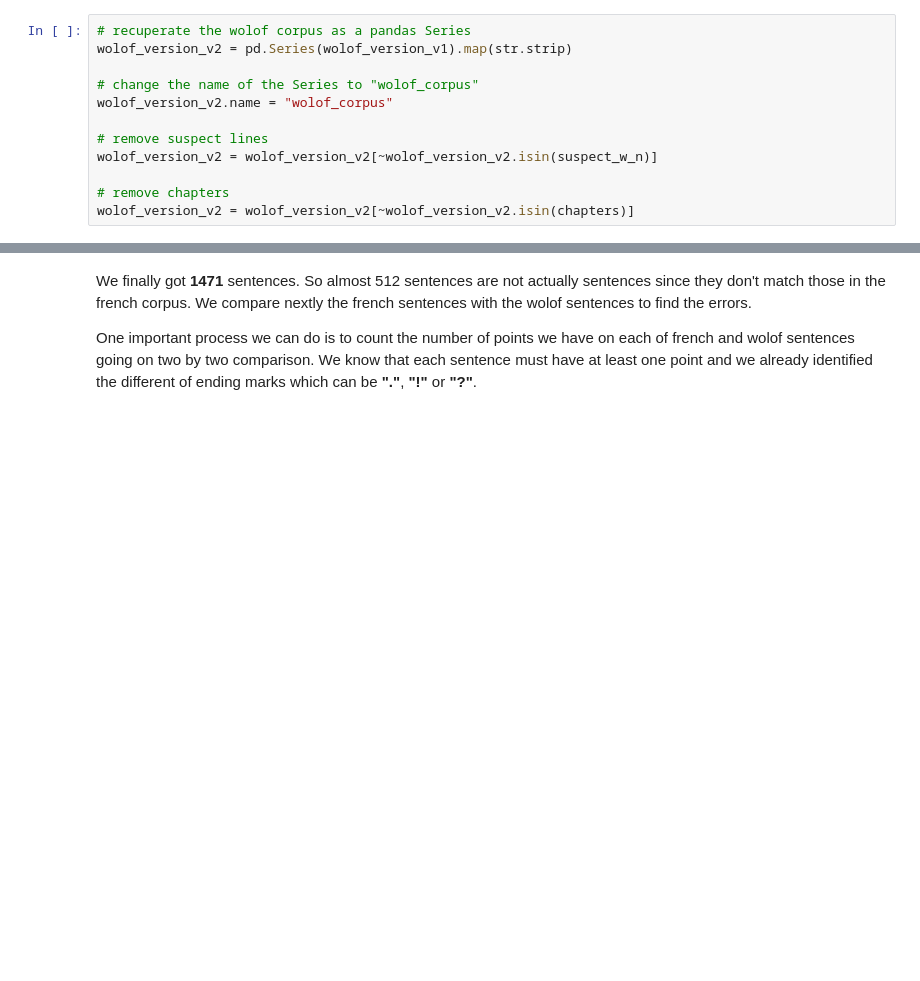
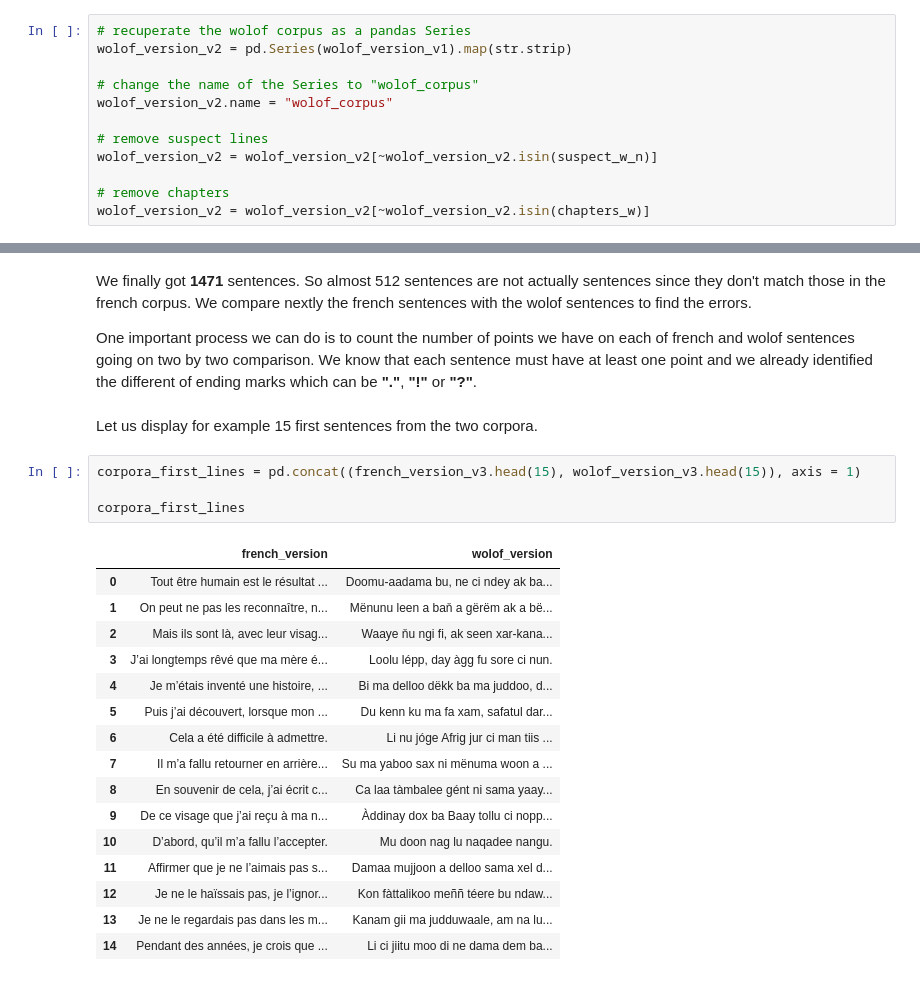
Before and after one commit to Oumar199/Wolof_traduction, a Jupyter notebook: text_extraction.ipynb, the cells around one changed output, grey strips where cells are left out. Saved outputs shown, nothing was run; the diff lists cells and outputs as text; blank space fills up the shorter version.

Commit message:
retry the correction on the wolof sent and paras 1
Former-commit-id: 96313479451fd21d600c72715b32de0b4c48a763

```diff
--- a/text_extraction.ipynb
+++ b/text_extraction.ipynb
@@ -370,7 +370,7 @@ wolof_version_v2.name = "wolof_corpus"
 wolof_version_v2 = wolof_version_v2[~wolof_version_v2.isin(suspect_w_n)]
 
 # remove chapters
-wolof_version_v2 = wolof_version_v2[~wolof_version_v2.isin(chapters)]
+wolof_version_v2 = wolof_version_v2[~wolof_version_v2.isin(chapters_w)]
 # %% [markdown]
 Let's display the first 100 lines of the corpus.
 # %%
@@ -1070,3 +1070,26 @@ wolof_version_v3.shape[0]
 We finally got **1471** sentences. So almost 512 sentences are not actually sentences since they don't match those in the french corpus. We compare nextly the french sentences with the wolof sentences to find the errors.
 
 One important process we can do is to count the number of points we have on each of french and wolof sentences going on two by two comparison. We know that each sentence must have at least one point and we already identified the different of ending marks which can be **"."**, **"!"** or **"?"**.
+# %% [markdown]
+Let us display for example 15 first sentences from the two corpora.
+# %%
+corpora_first_lines = pd.concat((french_version_v3.head(15), wolof_version_v3.head(15)), axis = 1)
+
+corpora_first_lines
+# %% [output]
+|  | french_version | wolof_version |
+| 0 | Tout être humain est le résultat ... | Doomu-aadama bu, ne ci ndey ak ba... |
+| 1 | On peut ne pas les reconnaître, n... | Mënunu leen a baň a gërëm ak a bë... |
+| 2 | Mais ils sont là, avec leur visag... | Waaye ňu ngi fi, ak seen xar-kana... |
+| 3 | J’ai longtemps rêvé que ma mère é... | Loolu lépp, day àgg fu sore ci nun. |
+| 4 | Je m’étais inventé une histoire, ... | Bi ma delloo dëkk ba ma juddoo, d... |
+| 5 | Puis j’ai découvert, lorsque mon ... | Du kenn ku ma fa xam, safatul dar... |
+| 6 | Cela a été difficile à admettre. | Li nu jóge Afrig jur ci man tiis ... |
+| 7 | Il m’a fallu retourner en arrière... | Su ma yaboo sax ni mënuma woon a ... |
+| 8 | En souvenir de cela, j’ai écrit c... | Ca laa tàmbalee gént ni sama yaay... |
+| 9 | De ce visage que j’ai reçu à ma n... | Àddinay dox ba Baay tollu ci nopp... |
+| 10 | D’abord, qu’il m’a fallu l’accepter. | Mu doon nag lu naqadee nangu. |
+| 11 | Affirmer que je ne l’aimais pas s... | Damaa mujjoon a delloo sama xel d... |
+| 12 | Je ne le haïssais pas, je l’ignor... | Kon fàttalikoo meññ téere bu ndaw... |
+| 13 | Je ne le regardais pas dans les m... | Kanam gii ma judduwaale, am na lu... |
+| 14 | Pendant des années, je crois que ... | Li ci jiitu moo di ne dama dem ba... |
```
Also changed, not shown: parts of 35 cells of this notebook, 4 other files.
